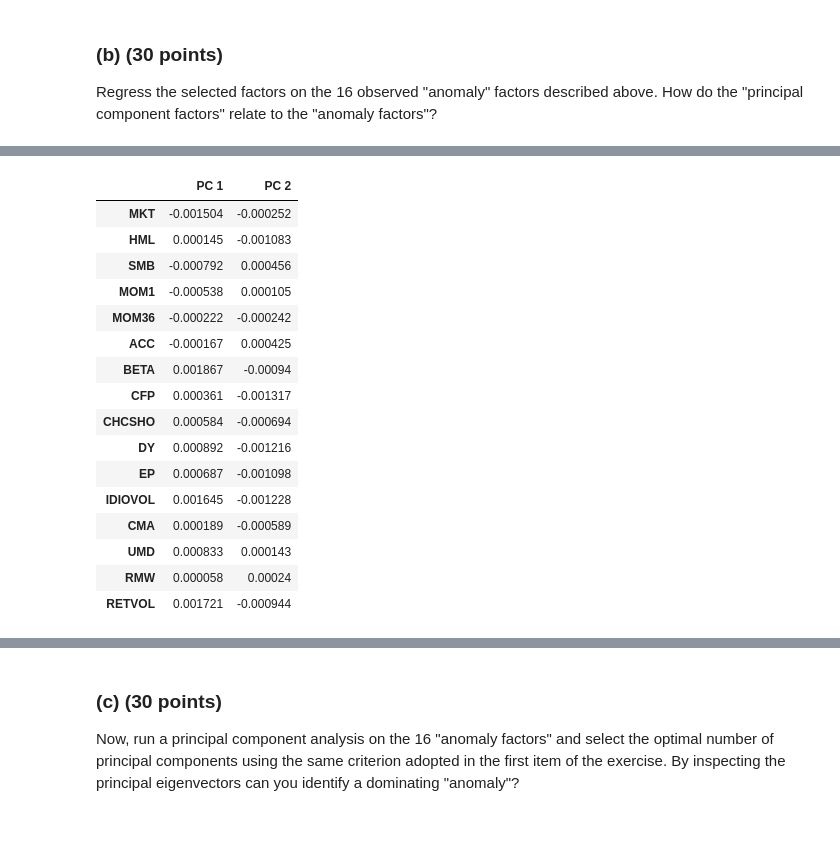
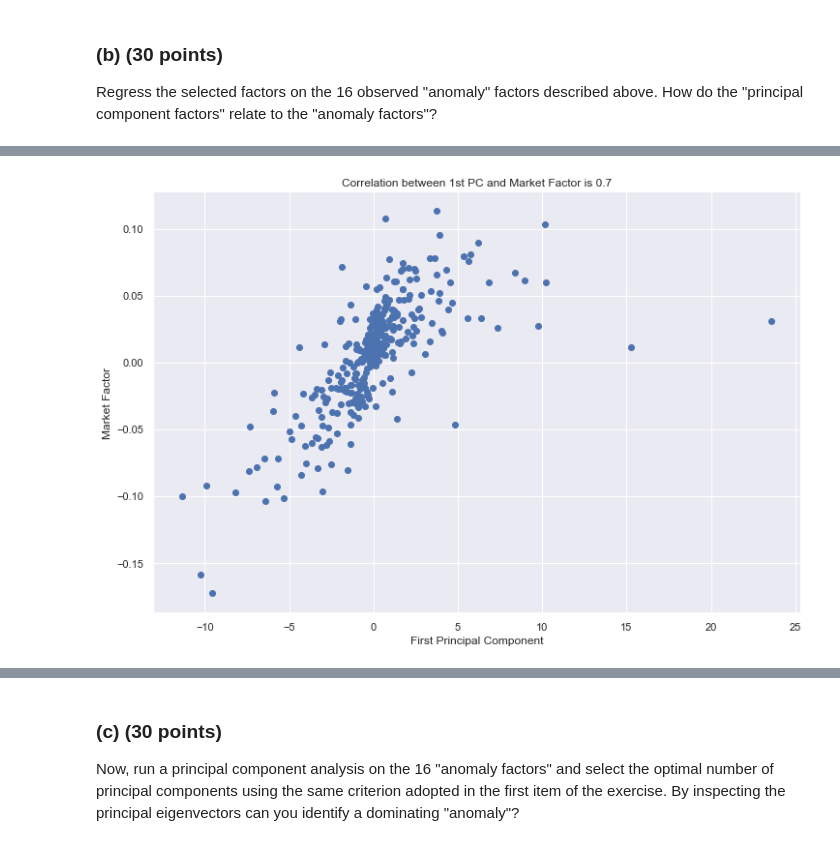
Before and after one commit to guimasuko/AssignmentEconometricsIV, a Jupyter notebook: code/q1_python.ipynb, the cells around one changed output, grey strips where cells are left out. Drawn from its saved outputs; the diff is of its cells as text; code cells hidden in the pictures.

```diff
--- a/code/q1_python.ipynb
+++ b/code/q1_python.ipynb
@@ -520,20 +294,8 @@ for factor in coefficients.index:
-# %%
-coefficients
-# %% [output]
-|  | PC 1 | PC 2 |
-| MKT | -0.001504 | -0.000252 |
-| HML | 0.000145 | -0.001083 |
-| SMB | -0.000792 | 0.000456 |
-| MOM1 | -0.000538 | 0.000105 |
-| MOM36 | -0.000222 | -0.000242 |
-| ACC | -0.000167 | 0.000425 |
-| BETA | 0.001867 | -0.00094 |
-| CFP | 0.000361 | -0.001317 |
-| CHCSHO | 0.000584 | -0.000694 |
-| DY | 0.000892 | -0.001216 |
-| EP | 0.000687 | -0.001098 |
-| IDIOVOL | 0.001645 | -0.001228 |
-| CMA | 0.000189 | -0.000589 |
-| UMD | 0.000833 | 0.000143 |
-| RMW | 0.000058 | 0.00024 |
-| RETVOL | 0.001721 | -0.000944 |
+# %%
+corr = round(factors['MKT'].corr(pca_rt['PC 1']), 2)
+plt.scatter(pca_rt['PC 1'], factors['MKT'])
+plt.xlabel('First Principal Component')
+plt.ylabel('Market Factor')
+plt.title(f'Correlation between 1st PC and Market Factor is {corr}');
+# %% [output]
+[figure, added]
```
Also changed, not shown: parts of 70 cells of this notebook, 4 other files.
